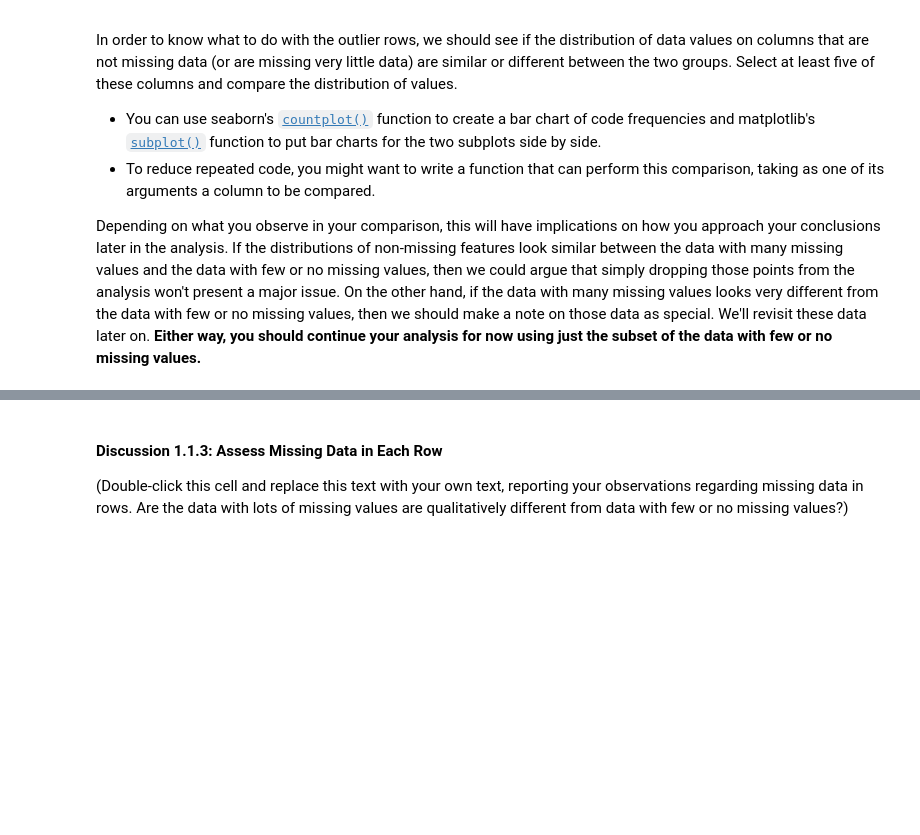
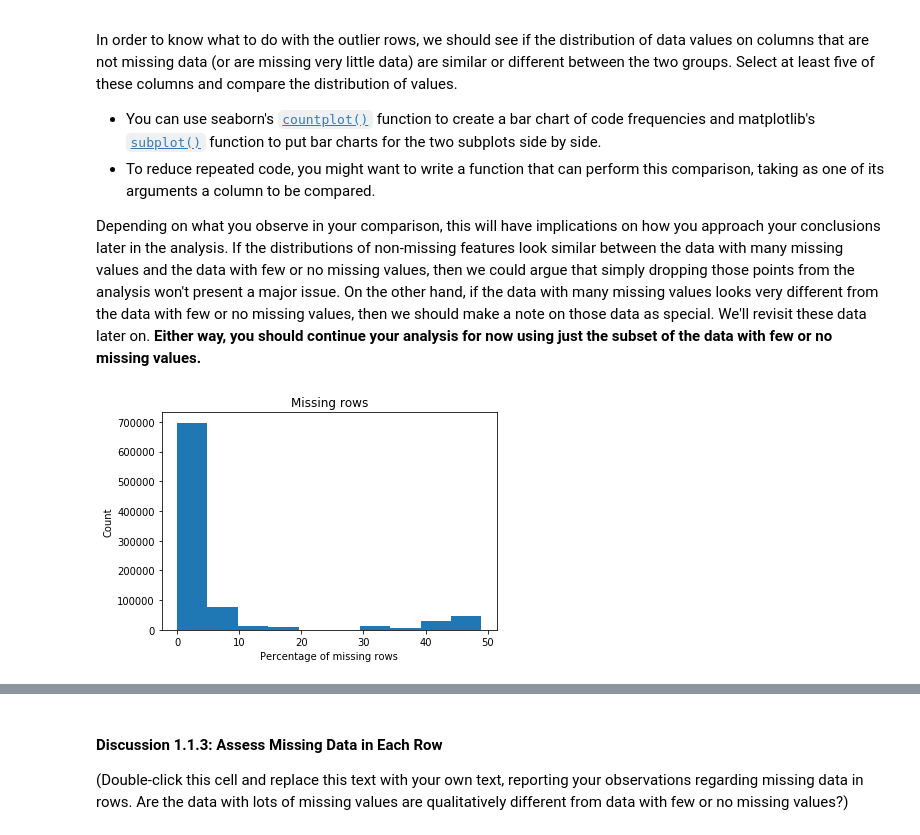
Before and after one commit to aalsudairi/Identify_Customer_Segments, a Jupyter notebook: Identify_Customer_Segments.ipynb, the cells around one changed output, grey strips where cells are left out. Drawn from its saved outputs; the diff is of its cells as text; code cells hidden in the pictures; blank space fills up the shorter version.

```diff
--- a/Identify_Customer_Segments.ipynb
+++ b/Identify_Customer_Segments.ipynb
@@ -172,3 +202,5 @@ For the remaining features, are there any patterns in which columns have, or sha
+# %%
+percent_missing_20 = percent_missing[percent_missing>20]
 # %%
 # Remove the outlier columns from the dataset. (You'll perform other data
 # engineering tasks such as re-encoding and imputation later.)
@@ -174,0 +211,2 @@ For the remaining features, are there any patterns in which columns have, or sha
+# %%
+azdias = azdias.drop(outliers_columns , axis=1)
@@ -188,6 +236,14 @@ In order to know what to do with the outlier rows, we should see if the distribu
 Depending on what you observe in your comparison, this will have implications on how you approach your conclusions later in the analysis. If the distributions of non-missing features look similar between the data with many missing values and the data with few or no missing values, then we could argue that simply dropping those points from the analysis won't present a major issue. On the other hand, if the data with many missing values looks very different from the data with few or no missing values, then we should make a note on those data as special. We'll revisit these data later on. **Either way, you should continue your analysis for now using just the subset of the data with few or no missing values.**
 # %%
 # How much data is missing in each row of the dataset?
+missing_values_row =azdias.isnull().sum(axis=1)
+plt.hist(missing_values_row)
+plt.ylabel('Count')
+plt.xlabel('Percentage of missing rows')
+plt.title("Missing rows");
+plt.show()
+# %% [output]
+[figure, added]
 # %%
 # Write code to divide the data into two subsets based on the number of missing
 # values in each row.
```
Also changed, not shown: parts of 25 cells of this notebook.
